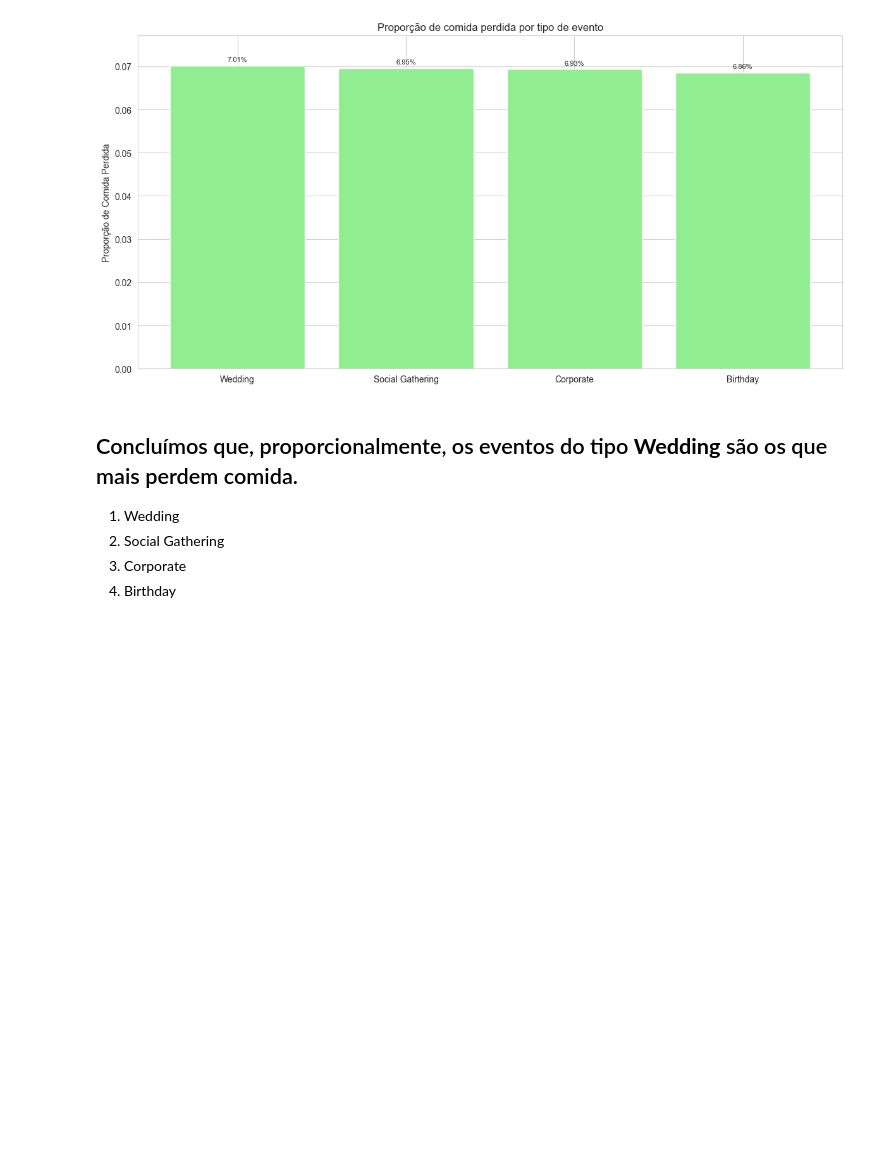
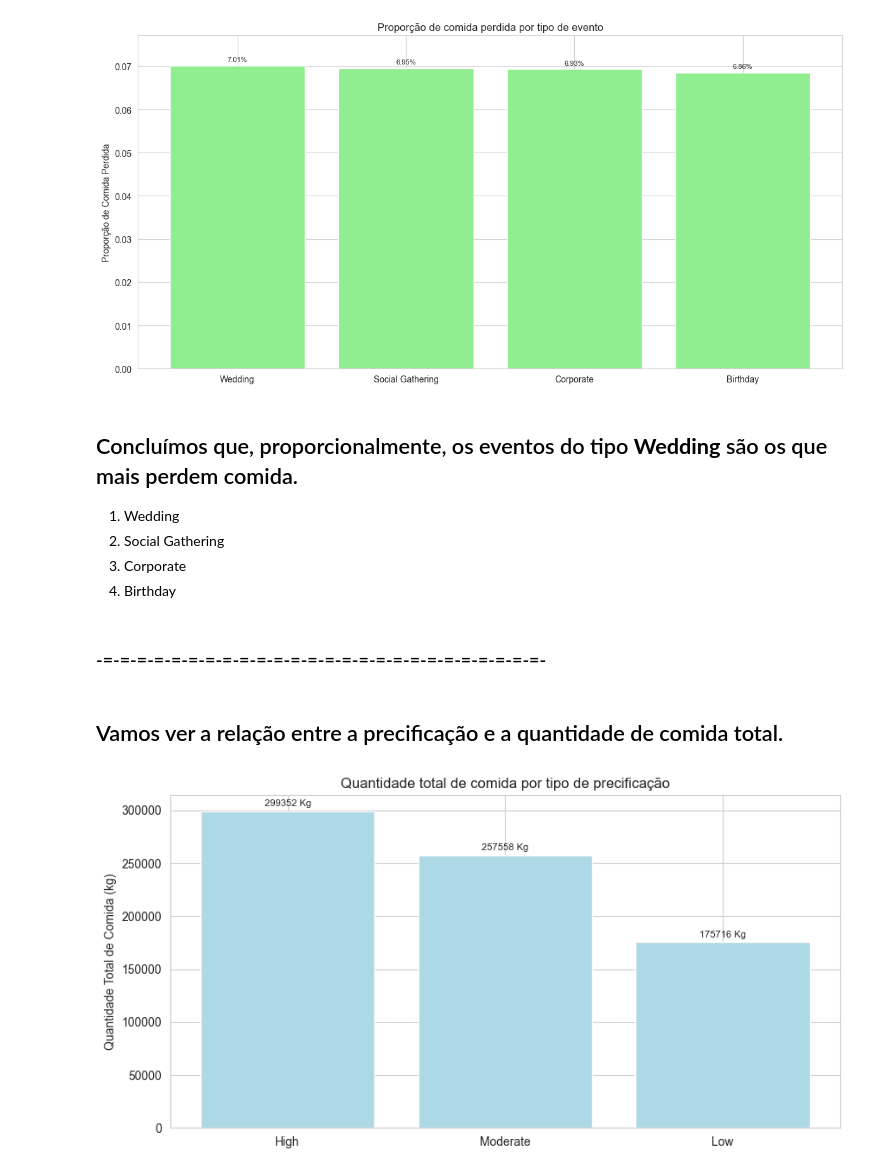
Before and after one commit to A-UTech/analise-exploratoria-cd-2ano, a Jupyter notebook: analise-perda-comida.ipynb, the cells around one changed output. Saved outputs shown, nothing was run; the diff lists cells and outputs as text; code cells hidden in the pictures; blank space fills up the shorter version.

Commit message:
Análise de tipo de precificação e localização geográfica

```diff
--- a/analise-perda-comida.ipynb
+++ b/analise-perda-comida.ipynb
@@ -243,3 +270,26 @@ plt.show()
     <li> Social Gathering
     <li> Corporate
     <li> Birthday
+# %% [markdown]
+### -=-=-=-=-=-=-=-=-=-=-=-=-=-=-=-=-=-=-=-=-=-=-=-=-=-=-
+# %% [markdown]
+## Vamos ver a relação entre a precificação e a quantidade de comida total.
+# %%
+grouped = data.groupby('pricing').agg(
+    total_food_kg=('food_quantity_kg', 'sum')
+)
+grouped = grouped.sort_values(by='total_food_kg', ascending=False)
+pricing_types = grouped.index.to_list()
+total = grouped['total_food_kg'].values
+x = np.arange(len(pricing_types))
+plt.figure(figsize=(10,5))
+bars = plt.bar(x, total, color='lightblue')
+offset = max(total) * 0.01
+for i in range(len(x)):
+    plt.text(x[i], total[i] + offset, f'{total[i]:.0f} Kg', ha='center', va='bottom', fontsize=8)
+plt.xticks(x, pricing_types, rotation=0)
+plt.ylabel('Quantidade Total de Comida (kg)')
+plt.title('Quantidade total de comida por tipo de precificação')
+plt.show()
+# %% [output]
+[figure, added]
```
Also changed, not shown: parts of 8 cells of this notebook.
